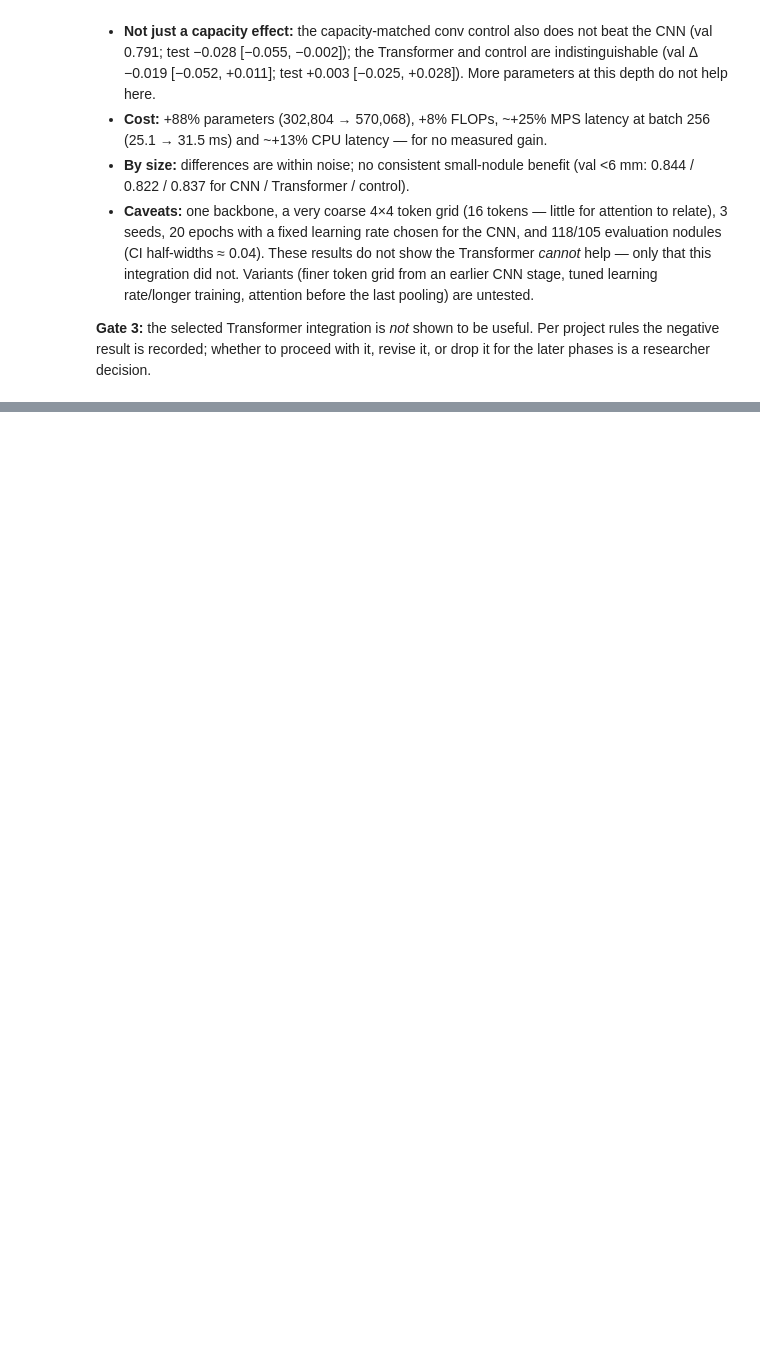
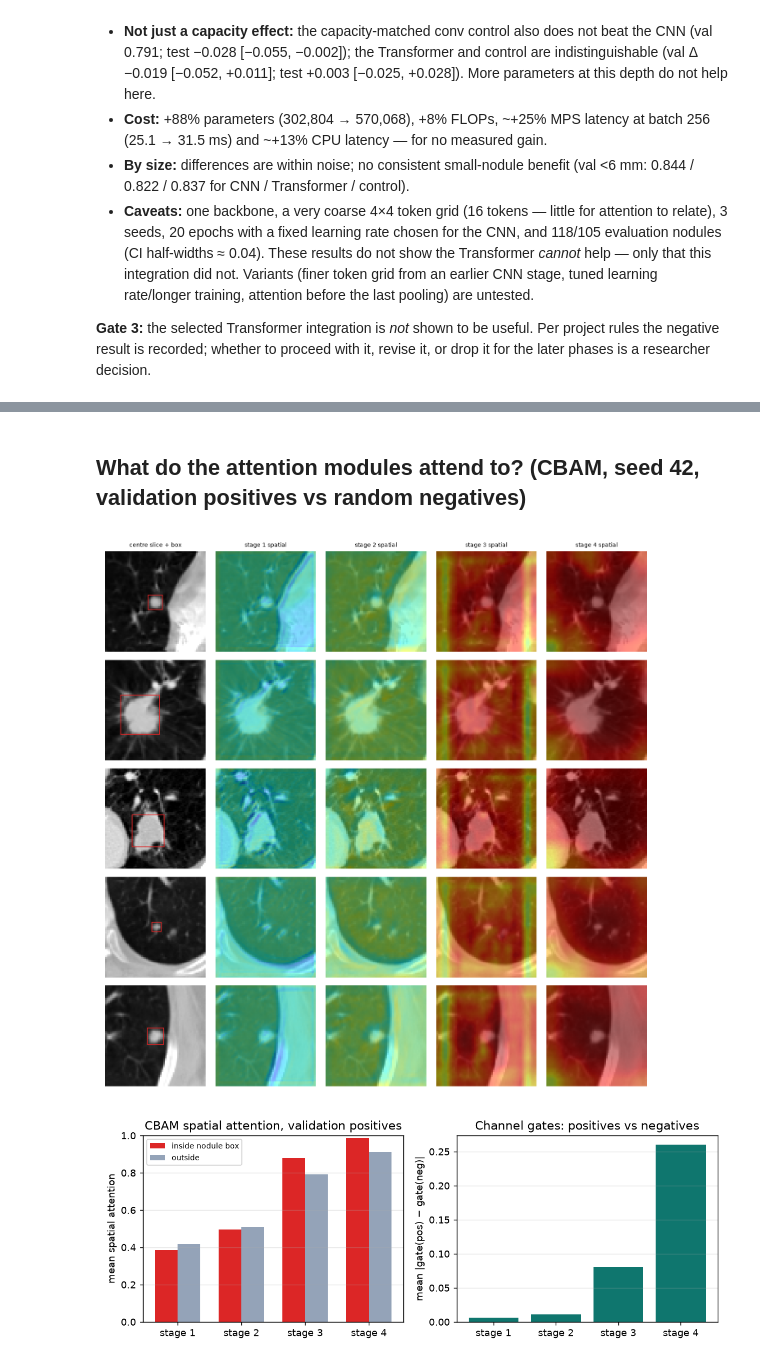
Before and after one commit to VISHAL662004/BTP, a Jupyter notebook: notebooks/05_model_analysis.ipynb, the cells around one changed output, grey strips where cells are left out. Drawn from its saved outputs; the diff is of its cells as text; code cells hidden in the pictures; blank space fills up the shorter version.

```diff
--- a/notebooks/05_model_analysis.ipynb
+++ b/notebooks/05_model_analysis.ipynb
@@ -89,0 +95,3 @@ display(Image(f'{F}/phase7_by_size.png'))
+# %%
+P8 = json.load(open(f'{T}/phase8_comparison.json'))
+reg = pd.read_csv(f'{T}/phase8_summary.csv'); reg.round(4)
@@ -89,0 +143,8 @@ display(Image(f'{F}/phase7_by_size.png'))
+# %% [markdown]
+## What do the attention modules attend to? (CBAM, seed 42, validation positives vs random negatives)
+# %%
+display(Image(f'{F}/phase8_cbam_attention_maps.png', width=640)); display(Image(f'{F}/phase8_attention_stats.png'))
+pd.DataFrame(P8['attention_analysis']['stages']).round(3)
+# %% [output]
+[figure, added]
+[figure, added]
```
Also changed, not shown: parts of 9 cells of this notebook, 56 other files.
